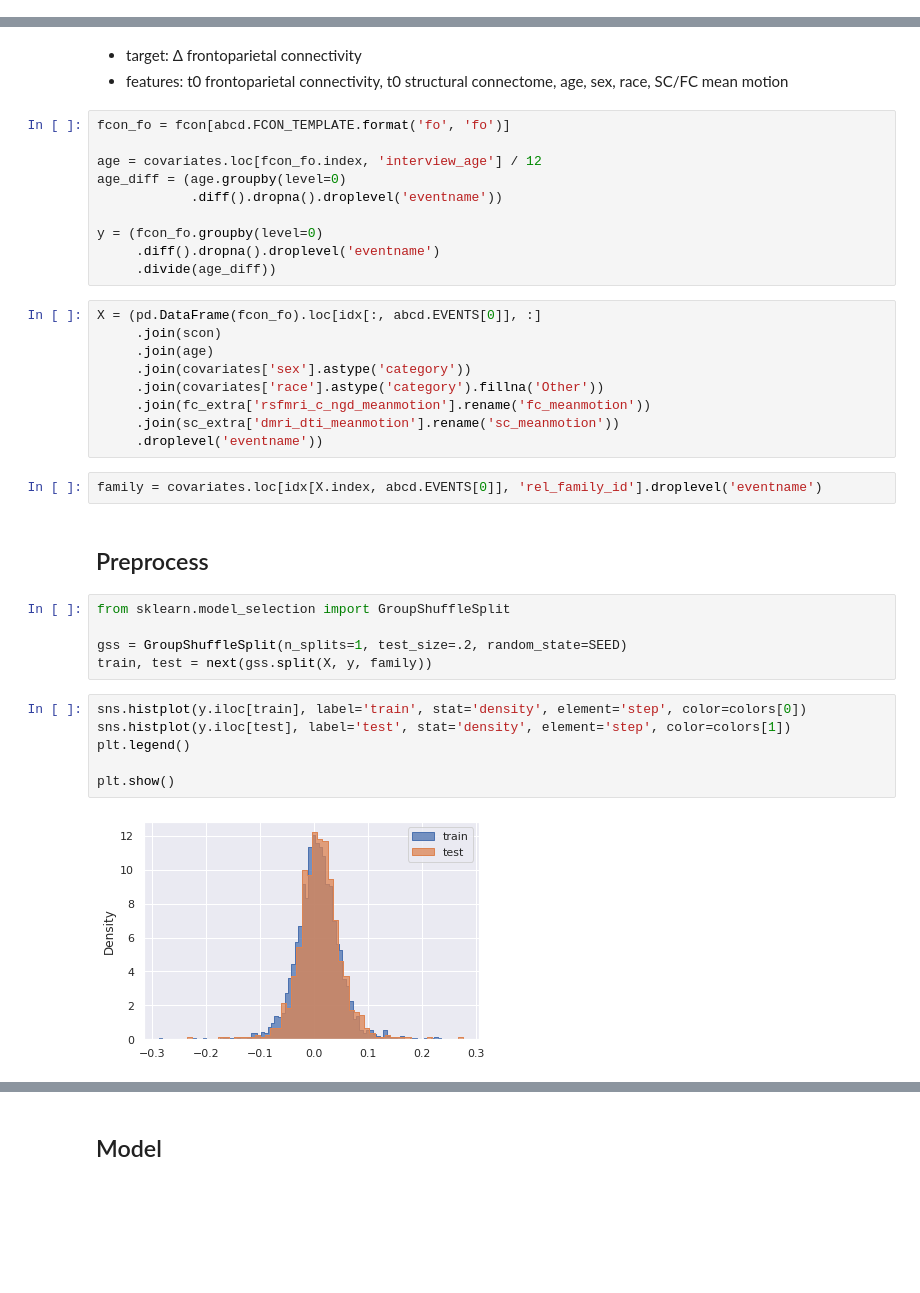
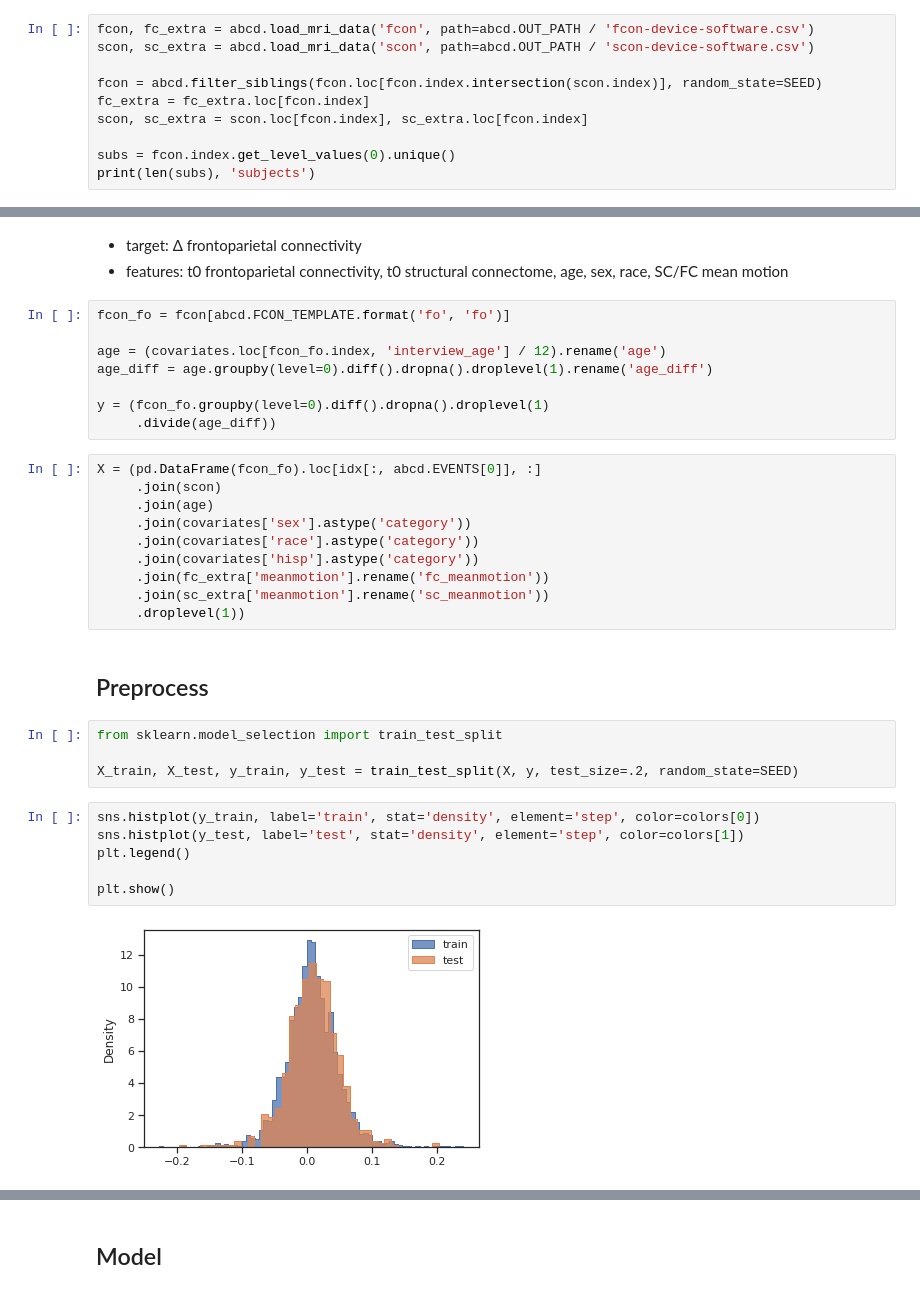
Before and after one commit to AKSoo/StructFunc, a Jupyter notebook: code/StructFunc.ipynb, the cells around one changed output, grey strips where cells are left out. Saved outputs shown, nothing was run; the diff lists cells and outputs as text; blank space fills up the shorter version.

```diff
--- a/code/StructFunc.ipynb
+++ b/code/StructFunc.ipynb
@@ -141,0 +26,10 @@ frontoparietal SC change > 0, p = 1.1E-236
+# %%
+fcon, fc_extra = abcd.load_mri_data('fcon', path=abcd.OUT_PATH / 'fcon-device-software.csv')
+scon, sc_extra = abcd.load_mri_data('scon', path=abcd.OUT_PATH / 'scon-device-software.csv')
+
+fcon = abcd.filter_siblings(fcon.loc[fcon.index.intersection(scon.index)], random_state=SEED)
+fc_extra = fc_extra.loc[fcon.index]
+scon, sc_extra = scon.loc[fcon.index], sc_extra.loc[fcon.index]
+
+subs = fcon.index.get_level_values(0).unique()
+print(len(subs), 'subjects')
@@ -404,39 +343,35 @@ Notes:
 # %%
 fcon_fo = fcon[abcd.FCON_TEMPLATE.format('fo', 'fo')]
 
-age = covariates.loc[fcon_fo.index, 'interview_age'] / 12
-age_diff = (age.groupby(level=0)
-            .diff().dropna().droplevel('eventname'))
+age = (covariates.loc[fcon_fo.index, 'interview_age'] / 12).rename('age')
+age_diff = age.groupby(level=0).diff().dropna().droplevel(1).rename('age_diff')
 
-y = (fcon_fo.groupby(level=0)
-     .diff().dropna().droplevel('eventname')
+y = (fcon_fo.groupby(level=0).diff().dropna().droplevel(1)
      .divide(age_diff))
 # %%
 X = (pd.DataFrame(fcon_fo).loc[idx[:, abcd.EVENTS[0]], :]
      .join(scon)
      .join(age)
      .join(covariates['sex'].astype('category'))
-     .join(covariates['race'].astype('category').fillna('Other'))
-     .join(fc_extra['rsfmri_c_ngd_meanmotion'].rename('fc_meanmotion'))
-     .join(sc_extra['dmri_dti_meanmotion'].rename('sc_meanmotion'))
-     .droplevel('eventname'))
+     .join(covariates['race'].astype('category'))
+     .join(covariates['hisp'].astype('category'))
+     .join(fc_extra['meanmotion'].rename('fc_meanmotion'))
+     .join(sc_extra['meanmotion'].rename('sc_meanmotion'))
+     .droplevel(1))
-# %%
-family = covariates.loc[idx[X.index, abcd.EVENTS[0]], 'rel_family_id'].droplevel('eventname')
 # %% [markdown]
 ## Preprocess
-# %%
-from sklearn.model_selection import GroupShuffleSplit
-
-gss = GroupShuffleSplit(n_splits=1, test_size=.2, random_state=SEED)
-train, test = next(gss.split(X, y, family))
+# %%
+from sklearn.model_selection import train_test_split
+
+X_train, X_test, y_train, y_test = train_test_split(X, y, test_size=.2, random_state=SEED)
 # %%
-sns.histplot(y.iloc[train], label='train', stat='density', element='step', color=colors[0])
-sns.histplot(y.iloc[test], label='test', stat='density', element='step', color=colors[1])
+sns.histplot(y_train, label='train', stat='density', element='step', color=colors[0])
+sns.histplot(y_test, label='test', stat='density', element='step', color=colors[1])
 plt.legend()
 
 plt.show()
 # %% [output]
-[figure, old version]
+[figure, new version]
 # %%
 from sklearn.preprocessing import StandardScaler, OneHotEncoder
 from sklearn.compose import make_column_transformer
```
Also changed, not shown: parts of 78 cells of this notebook, 1 other file.
